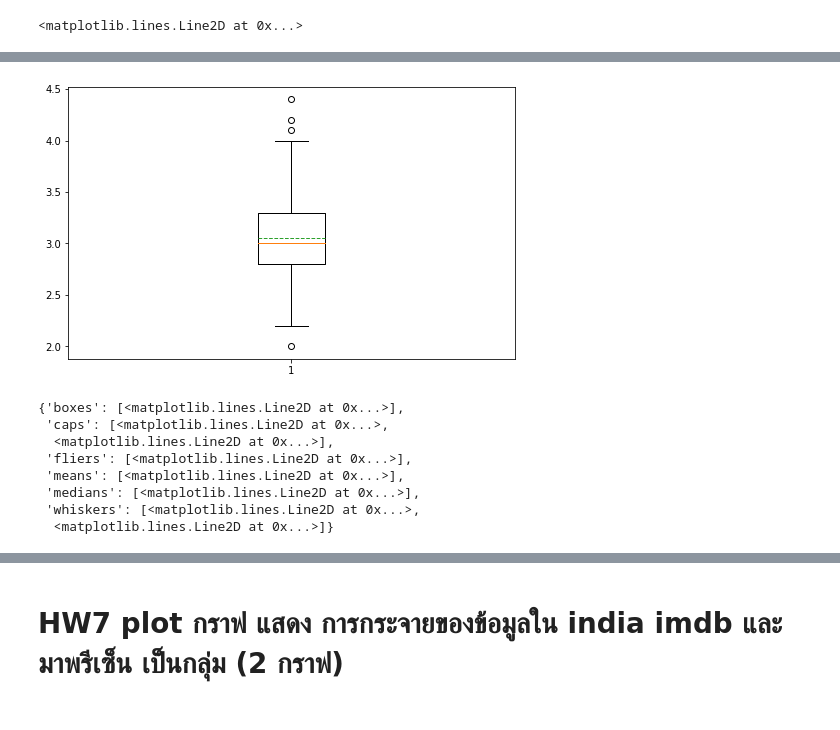
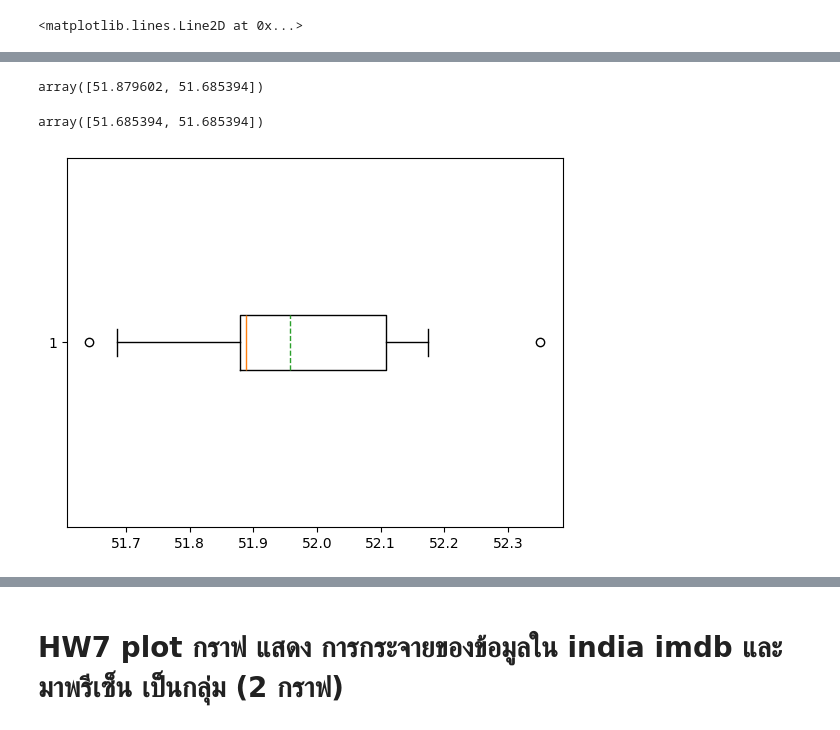
Before and after one commit to bugsotim/dataviz2025, a Jupyter notebook: สำเนาของ_Visualize_Data_Distribution.ipynb, the cells around one changed output, grey strips where cells are left out. Cells and saved outputs as stored; diff of their text form; code cells hidden in the pictures.

```diff
--- a/สำเนาของ_Visualize_Data_Distribution.ipynb
+++ b/สำเนาของ_Visualize_Data_Distribution.ipynb
@@ -384,15 +410,12 @@ array([2. , 4.4, 4.1, 4.2])
+# %%
+A['whiskers'][0].get_xdata()
+# %% [output]
+array([51.879602, 51.685394])
+# %%
+A['caps'][0].get_xdata()
+# %% [output]
+array([51.685394, 51.685394])
 # %%
-O = plt.boxplot(df['SepalWidth'],showmeans=True,meanline=True)
+O = A = plt.boxplot(stop_and_search['Latitude'].dropna(),whis=1,vert=False,showmeans=True,meanline=True)
 # %% [output]
-[figure, old version]
+[figure, new version]
-# %%
-O
-# %% [output]
-{'boxes': [<matplotlib.lines.Line2D at 0x...>],
- 'caps': [<matplotlib.lines.Line2D at 0x...>,
-  <matplotlib.lines.Line2D at 0x...>],
- 'fliers': [<matplotlib.lines.Line2D at 0x...>],
- 'means': [<matplotlib.lines.Line2D at 0x...>],
- 'medians': [<matplotlib.lines.Line2D at 0x...>],
- 'whiskers': [<matplotlib.lines.Line2D at 0x...>,
-  <matplotlib.lines.Line2D at 0x...>]}
```
Also changed, not shown: parts of 61 cells of this notebook.
